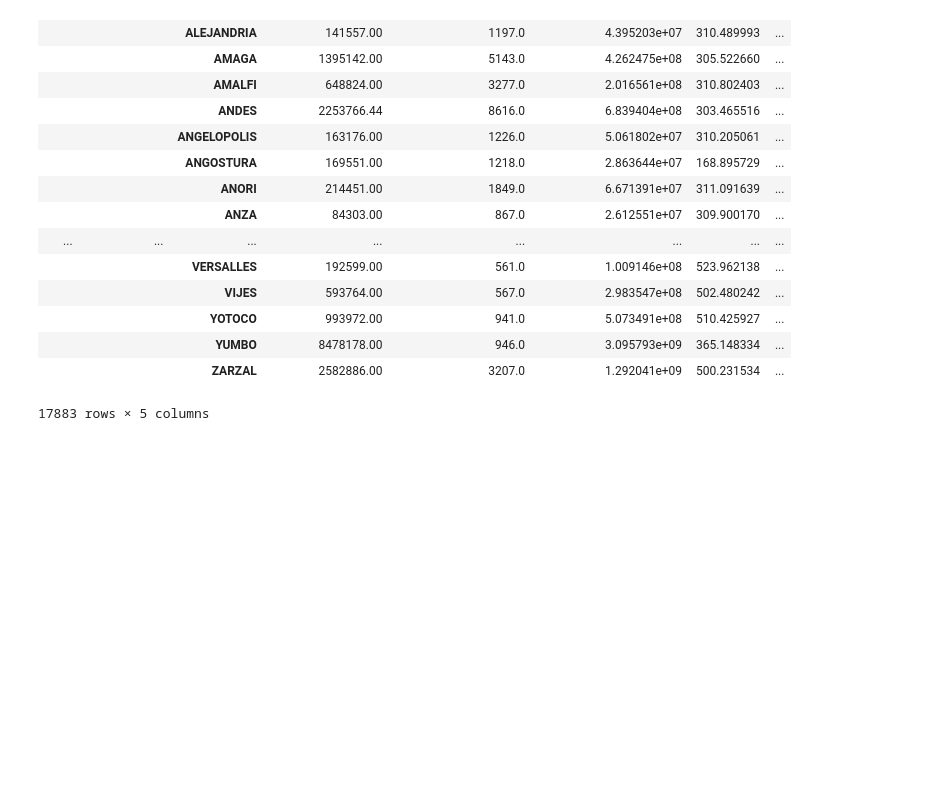
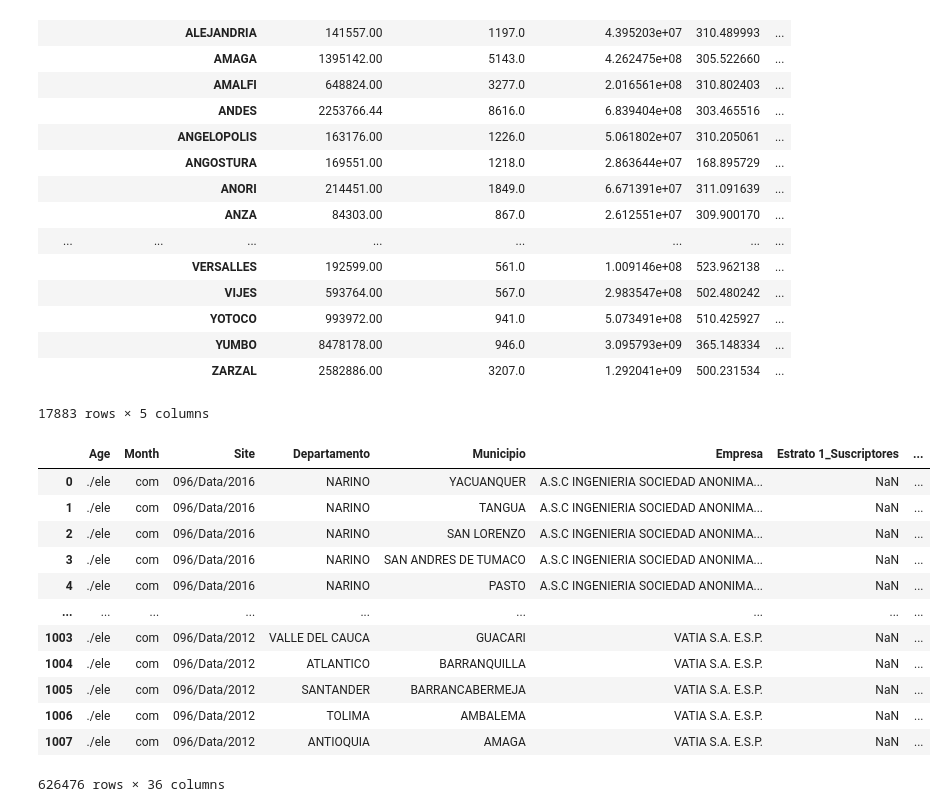
Before and after one commit to rapid258/Download-Sui, a Jupyter notebook: DonwnloadSui.ipynb, the cells around one changed output. Cells and saved outputs as stored; diff of their text form; code cells hidden in the pictures; blank space fills up the shorter version.

```diff
--- a/DonwnloadSui.ipynb
+++ b/DonwnloadSui.ipynb
@@ -100,7 +100,7 @@ if sistemaop=="posix":
 else:
     driver = webdriver.Chrome('./chromedriver.exe')  # Optional argument, if not specified will search path.
 
-for i in range(0,17):#Counter Age
+for i in range(16,18):#Counter Age
     time_delay = randint(10,19)
     time.sleep(time_delay)
     driver.get(url)#Goto web
@@ -142,7 +142,15 @@ for i in range(0,17):#Counter Age
                     inputElementiiii.click()
                     inputElement = driver.find_element_by_xpath("/html/body/form/table/tbody/tr[3]/td[2]/table/tbody/tr/td/input[2]")
                     time.sleep(time_delay+5)
+
                     inputElement.click()
+                    print(1)
+                    inputElement = driver.find_element_by_xpath("/html/body/form/table/tbody/tr[3]/td[2]/table/tbody/tr/td/input[2]")
+                    time.sleep(time_delay)
+                    print(2)
+                    Botonhtml= driver.find_element_by_xpath("/html/body/form/table/tbody/tr[3]/td[2]/table/tbody/tr/td/input[4]")
+                    Botonhtml.click()
+                    print(3)
                     time.sleep(time_delay)
                     driver.switch_to.default_content()
                     dreport=driver.find_element_by_xpath("//*[@id='report']")
@@ -178,20 +185,20 @@ KeyboardInterrupt:
 # %% [markdown]
 # Stadistics DataBase
 # %%
-a=glob.glob("./Data/*.html")
+a=glob.glob("./ele_com_096/Data/*.html")
 len(a)
 iii=[]
-SetData=glob.glob("./Data/*_Suscriptores.html")#["./Data/2009_Enero_Rural_Suscriptores.html","./Data/2013_Enero_Rural_Suscriptores.html"]
+SetData=glob.glob("./ele_com_096/Data/*_Suscriptores.html")#["./Data/2009_Enero_Rural_Suscriptores.html","./Data/2013_Enero_Rural_Suscriptores.html"]
 cont3=len(SetData)
 Total=cont3
 for i in a:
-    ii=i.replace("./Data/","").replace(".html","").split("_")
+    ii=i.replace("./ele_com_096/Data/","").replace(".html","").split("_")
     iii=iii+ii
 iii=set(iii)
 for i in iii:
-    a=len(glob.glob("./Data/*%s*.html"%(i)))
+    a=len(glob.glob("./ele_com_096/Data/*%s*.html"%(i)))
     print( "La etiqueta %s posee %s sets"%(i,a))
-SetData=glob.glob("./Data/*_Suscriptores.html")
+SetData=glob.glob("./ele_com_096/Data/*_Suscriptores.html")
 TypeData=["_Suscriptores","_Consumo","_Valor Consumo"]
 for i1 in SetData:
     cont3=cont3-1
@@ -199,4 +206,13 @@ for i1 in SetData:
         i3=i1.replace("_Suscriptores",i2)
         if not os.path.isfile(i3):
             print(i3)
+#Verifica Si hay archivos faltantes
+SetData=glob.glob("./ele_com_096/Data/*_Suscriptores.html")
+TypeData=["_Suscriptores","_Consumo","_Valor Consumo"]
+archivosaeliminar=[]
+for i in SetData:
+    for j in TypeData:
+        if not os.path.exists(i.replace("_Suscriptores",j)):
+            archivosaeliminar.append(i)
+print(set(archivosaeliminar))
 # %% [output]
@@ -513,3 +485,19 @@ table2
 table2["TarifaMedia"]=table2['Comercial_Valor Consumo']/(table2['Comercial_Consumo'])
 # %%
 table2.to_csv('Tarifas.csv')
+# %%
+FinalM
+# %% [output]
+|  | Age | Month | Site | Departamento | Municipio | Empresa | Estrato 1_Suscriptores | ... |
+| 0 | ./ele | com | 096/Data/2016 | NARINO | YACUANQUER | A.S.C INGENIERIA SOCIEDAD ANONIMA... | NaN | ... |
+| 1 | ./ele | com | 096/Data/2016 | NARINO | TANGUA | A.S.C INGENIERIA SOCIEDAD ANONIMA... | NaN | ... |
+| 2 | ./ele | com | 096/Data/2016 | NARINO | SAN LORENZO | A.S.C INGENIERIA SOCIEDAD ANONIMA... | NaN | ... |
+| 3 | ./ele | com | 096/Data/2016 | NARINO | SAN ANDRES DE TUMACO | A.S.C INGENIERIA SOCIEDAD ANONIMA... | NaN | ... |
+| 4 | ./ele | com | 096/Data/2016 | NARINO | PASTO | A.S.C INGENIERIA SOCIEDAD ANONIMA... | NaN | ... |
+| ... | ... | ... | ... | ... | ... | ... | ... | ... |
+| 1003 | ./ele | com | 096/Data/2012 | VALLE DEL CAUCA | GUACARI | VATIA S.A. E.S.P. | NaN | ... |
+| 1004 | ./ele | com | 096/Data/2012 | ATLANTICO | BARRANQUILLA | VATIA S.A. E.S.P. | NaN | ... |
+| 1005 | ./ele | com | 096/Data/2012 | SANTANDER | BARRANCABERMEJA | VATIA S.A. E.S.P. | NaN | ... |
+| 1006 | ./ele | com | 096/Data/2012 | TOLIMA | AMBALEMA | VATIA S.A. E.S.P. | NaN | ... |
+| 1007 | ./ele | com | 096/Data/2012 | ANTIOQUIA | AMAGA | VATIA S.A. E.S.P. | NaN | ... |
+626476 rows × 36 columns
```
Also changed, not shown: parts of 16 cells of this notebook, 4 other files.
